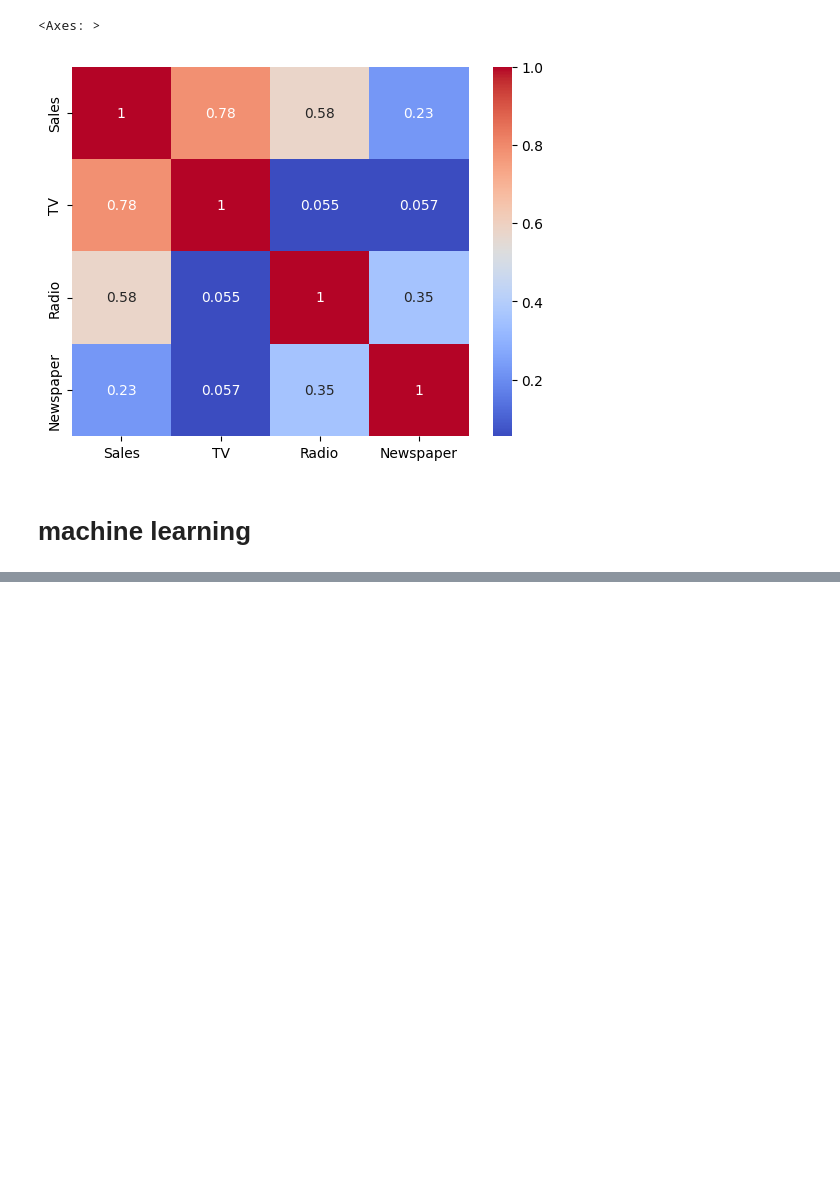
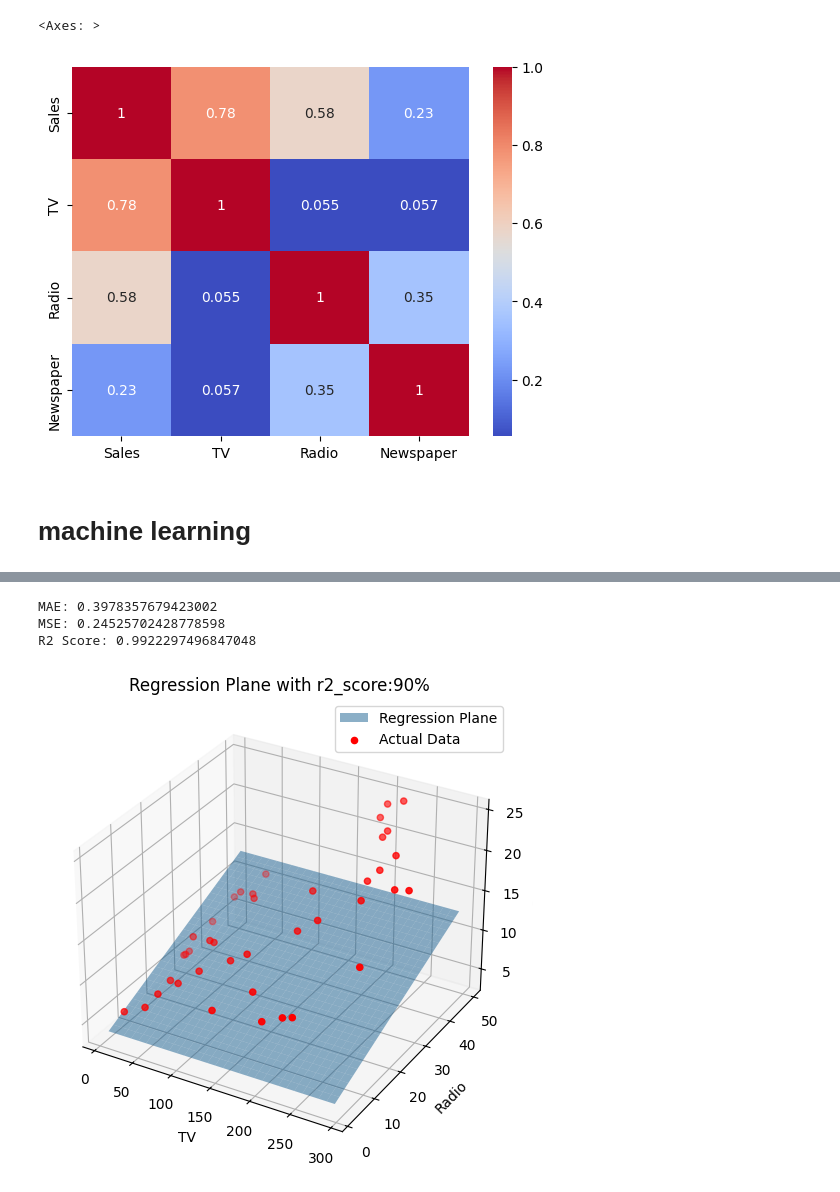
Before and after one commit to vijayagi/data-science-project-, a Jupyter notebook: project_3(poly_regr)/project3.ipynb, the cells around one changed output, grey strips where cells are left out. Saved outputs shown, nothing was run; the diff lists cells and outputs as text; code cells hidden in the pictures; blank space fills up the shorter version.

```diff
--- a/project_3(poly_regr)/project3.ipynb
+++ b/project_3(poly_regr)/project3.ipynb
@@ -115,0 +205,12 @@ from sklearn.metrics import mean_squared_error,mean_absolute_error, r2_score
+# %%
+#polynommial regression
+from sklearn.preprocessing import PolynomialFeatures
+poly_reg = PolynomialFeatures(degree = 5) # Transforming tool (degrees from 2 to 7 max to best fit curve)
+x_poly = poly_reg.fit_transform(x)
+# %%
+#splitting x_poly and y
+x1_train, x1_test, y1_train, y1_test = train_test_split(x_poly, y, test_size=0.2, random_state=42)
+# %%
+model1 = LinearRegression()
+model1.fit(x1_train, y1_train)
+y1_pred = model1.predict(x1_test)
@@ -115,0 +227,49 @@ from sklearn.metrics import mean_squared_error,mean_absolute_error, r2_score
+# %%
+#calculating mae(mean absolute error)
+mae=mean_absolute_error(y_test,y1_pred)
+print("MAE:",mae)
+#calculating mse(mean squarred error)
+mse=mean_squared_error(y_test,y1_pred)
+print("MSE:",mse)
+#calculating r2_score
+r2=r2_score(y_test,y1_pred)
+print("R2 Score:",r2)
+# %% [output]
+MAE: 0.3978357679423002
+MSE: 0.24525702428778598
+R2 Score: 0.9922297496847048
+# %%
+intercept=model1.intercept_
+slope=model1.coef_
+# %%
+# coefficients
+a1 = slope[0]
+a2 = slope[1]
+
+# Create grid
+x1_range = np.linspace(x_test[:,0].min(), x_test[:,0].max(), 30)
+x2_range = np.linspace(x_test[:,1].min(), x_test[:,1].max(), 30)
+
+X1, X2 = np.meshgrid(x1_range, x2_range)
+
+# Plane equation
+Y = intercept + a1*X1 + a2*X2
+
+# Plot
+fig = plt.figure(figsize=(8,6))
+ax = fig.add_subplot(111, projection='3d')
+
+# Regression plane
+ax.plot_surface(X1, X2, Y, alpha=0.5,label='Regression Plane')
+
+# Actual data points
+ax.scatter(x_test[:,0], x_test[:,1], y_test,color='red',label='Actual Data')
+
+ax.set_xlabel('TV')
+ax.set_ylabel('Radio')
+ax.set_zlabel('Sales')
+plt.title('Regression Plane with r2_score:90%')
+plt.legend()
+plt.show()
+# %% [output]
+[figure, added]
```
Also changed, not shown: parts of 11 cells of this notebook, 1 other file.
